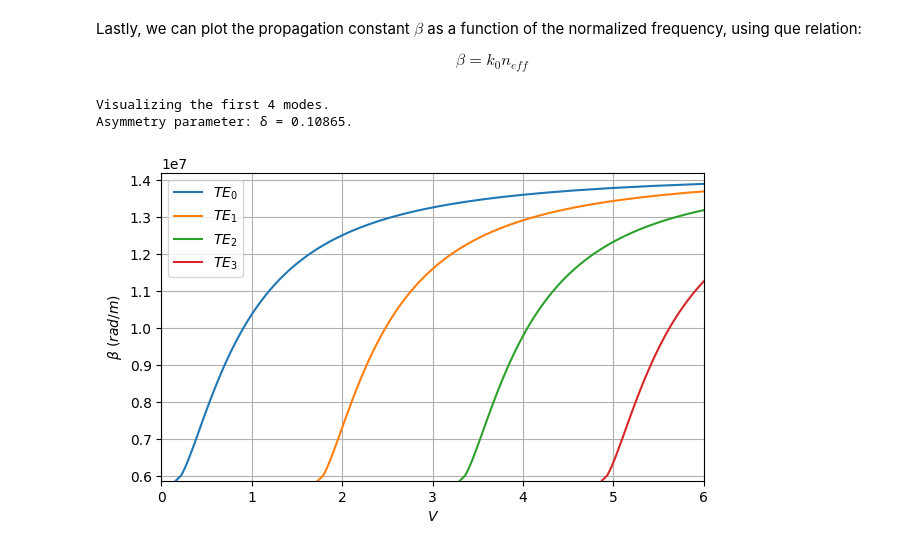
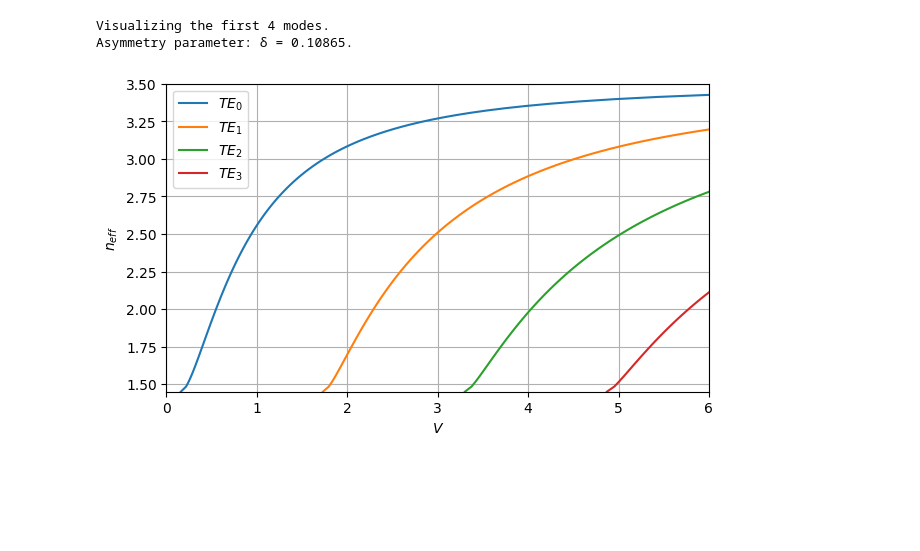
Before and after one commit to LucasGabrielMelo/Capacita-o---Fot-nica, a Jupyter notebook: waveguides/Propagating modes/Normalized propagation constant x normalized frequency.ipynb, the cells around one changed output. Saved outputs shown, nothing was run; the diff lists cells and outputs as text; code cells hidden in the pictures; blank space fills up the shorter version.

```diff
--- a/waveguides/Propagating modes/Normalized propagation constant x normalized frequency.ipynb
+++ b/waveguides/Propagating modes/Normalized propagation constant x normalized frequency.ipynb
@@ -122,26 +97,19 @@ Asymmetry parameter: δ = 0.10865.
-# %% [markdown]
-Lastly, we can plot the propagation constant $\beta$ as a function of the normalized frequency, using que relation:
-
-$$\beta = k_{0} n_{eff}$$
-# %%
-beta = k0 * neff
-
-plt.figure(figsize=(7,4))
-for m in range(0, M, 1):
-    add = m * np.pi / 2
-    if add > v_max:
-        print(f'Visualizing the first {m} modes.') # If you want to see all modes, this part needs a little change
-        break
-    plt.plot(v + add, beta, label = f'$TE_{m}$')
-plt.xlabel(r'$V$')
-plt.ylabel(r'$\beta$ $(rad/m)$')
-plt.xlim(0,v_max)
-plt.ylim(np.min(beta),k0 * 3.5)
-plt.grid(True)
-plt.legend(loc = 'best')
-print('Asymmetry parameter: \u03B4 = %.5f.' %d)
-plt.show()
-# %% [output]
-Visualizing the first 4 modes.
-Asymmetry parameter: δ = 0.10865.
-[figure, removed]
+# %%
+neff = np.sqrt(b*(nf**2 - ns**2) + ns**2)
+
+plt.figure(figsize=(7,4))
+for m in range(0, M, 1):
+    plt.plot(v[m], neff, label = f'$TE_{m}$')
+plt.xlabel(r'$V$')
+plt.ylabel(r'$n_{eff}$')
+plt.xlim(0,v_max)
+plt.ylim(np.min(neff),3.5)
+plt.grid(True)
+plt.legend(loc = 'best')
+print('Visualizing the first %d modes.' %M)
+print('Asymmetry parameter: \u03B4 = %.5f.' %d)
+plt.show()
+# %% [output]
+Visualizing the first 4 modes.
+Asymmetry parameter: δ = 0.10865.
+[figure, added]
```
Also changed, not shown: parts of 8 cells of this notebook.
